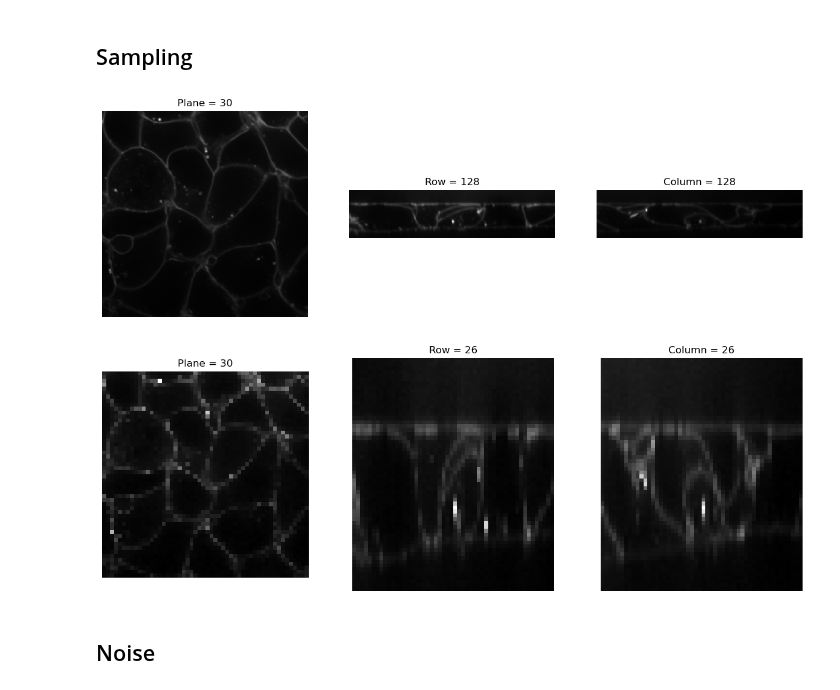
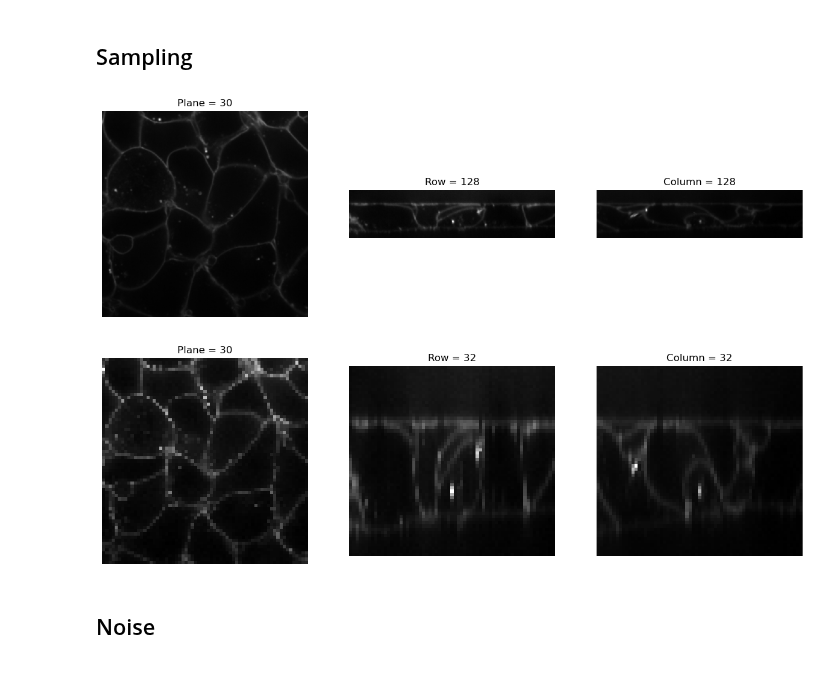
Before and after one commit to bmandracchia/bioMONAI, a Jupyter notebook: nbs/05_transforms.ipynb, the cells around one changed output. Drawn from its saved outputs; the diff is of its cells as text; code cells hidden in the pictures.

Commit message:
debug resample

```diff
--- a/nbs/05_transforms.ipynb
+++ b/nbs/05_transforms.ipynb
@@ -20,7 +20,7 @@ from bioMONAI.data import BioImageBase, BioImageStack
 ## Sampling
 # %%
 #| export
-class Resample(Spacing):
+class Resample(Transform):
     """
     A subclass of Spacing that handles image resampling based on specified sampling factors or voxel dimensions.
 
@@ -49,27 +49,25 @@ class Resample(Spacing):
         The Spacing class from which Resample inherits is initialized with either the provided pixdim or calculated based on the sampling factor and original image properties.
         """
         if 'pixdim' in kwargs:
-            super().__init__(**kwargs)
+            self.spacing = Spacing(**kwargs)
         else:
-            super().__init__(sampling, **kwargs)
+            self.spacing = Spacing(sampling, **kwargs)
 
-    def __call__(self, img: BioImageBase):
-        return super().__call__(img.data)
-
-    def encodes(self, img: BioImageBase):
-        return self.__call__(img.data)
+    def encodes(self, img:BioImageBase):
+        bioimagetype = type(img)
+        return bioimagetype(self.spacing(img))
 # %%
 from bioMONAI.core import cells3d, img2Tensor
 from bioMONAI.visualize import visualize_slices
 # %%
 img = BioImageStack(img2Tensor(cells3d()[:,0]))
 visualize_slices(img, showlines=False)
 
-img2 = Resample(5)(img)
+img2 = Resample(4)(img)
 visualize_slices(img2, showlines=False)
 # %% [output]
 [figure]
-[figure, old version]
+[figure, new version]
 # %% [markdown]
 ## Noise
 # %%
```
Also changed, not shown: parts of 13 cells of this notebook, 3 other files.
